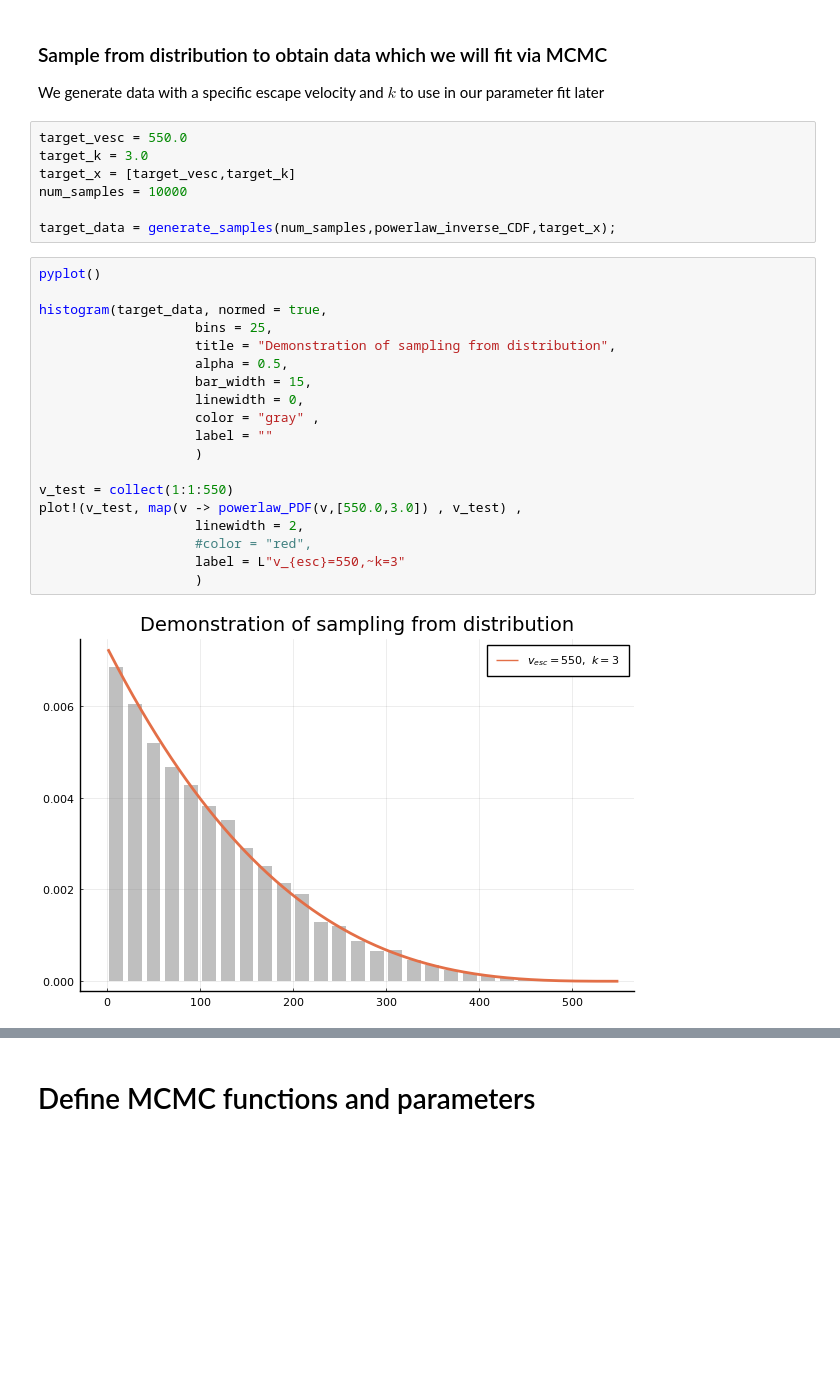
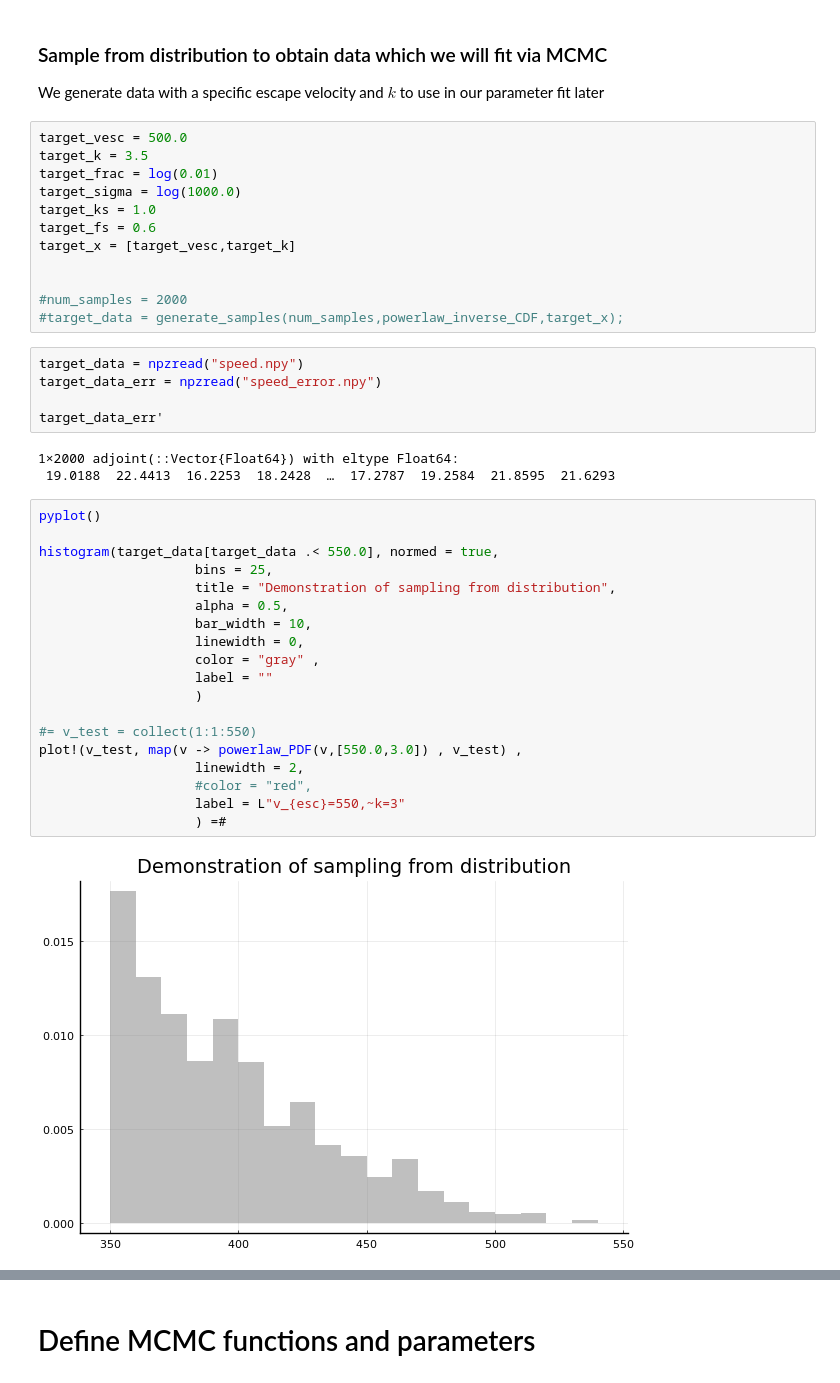
Before and after one commit to CianMRoche/18.337-Final-Project, a Jupyter notebook: julia/Affine_julia_2func.ipynb, the cells around one changed output, grey strips where cells are left out. Saved outputs shown, nothing was run; the diff lists cells and outputs as text; blank space fills up the shorter version.

Commit message:
Confirmed working with mock data

```diff
--- a/julia/Affine_julia_2func.ipynb
+++ b/julia/Affine_julia_2func.ipynb
@@ -78,30 +77,43 @@ generate_samples (generic function with 1 method)
 
 We generate data with a specific escape velocity and $k$ to use in our parameter fit later
 # %%
-target_vesc = 550.0
-target_k = 3.0
+target_vesc = 500.0
+target_k = 3.5
+target_frac = log(0.01)
+target_sigma = log(1000.0)
+target_ks = 1.0
+target_fs = 0.6
 target_x = [target_vesc,target_k]
-num_samples = 10000
 
-target_data = generate_samples(num_samples,powerlaw_inverse_CDF,target_x);
+
+#num_samples = 2000
+#target_data = generate_samples(num_samples,powerlaw_inverse_CDF,target_x);
+# %%
+target_data = npzread("speed.npy")
+target_data_err = npzread("speed_error.npy")
+
+target_data_err'
+# %% [output]
+1×2000 adjoint(::Vector{Float64}) with eltype Float64:
+ 19.0188  22.4413  16.2253  18.2428  …  17.2787  19.2584  21.8595  21.6293
 # %%
 pyplot()
 
-histogram(target_data, normed = true,
+histogram(target_data[target_data .< 550.0], normed = true,
                     bins = 25,
                     title = "Demonstration of sampling from distribution",
                     alpha = 0.5,
-                    bar_width = 15,
+                    bar_width = 10,
                     linewidth = 0,
                     color = "gray" ,
                     label = ""
                     )
 
-v_test = collect(1:1:550)
+#= v_test = collect(1:1:550)
 plot!(v_test, map(v -> powerlaw_PDF(v,[550.0,3.0]) , v_test) ,
                     linewidth = 2,
                     #color = "red",
                     label = L"v_{esc}=550,~k=3"
-                    )
+                    ) =#
 # %% [output]
-[figure, old version]
+[figure, new version]
```
Also changed, not shown: parts of 29 cells of this notebook, 7 other files.
